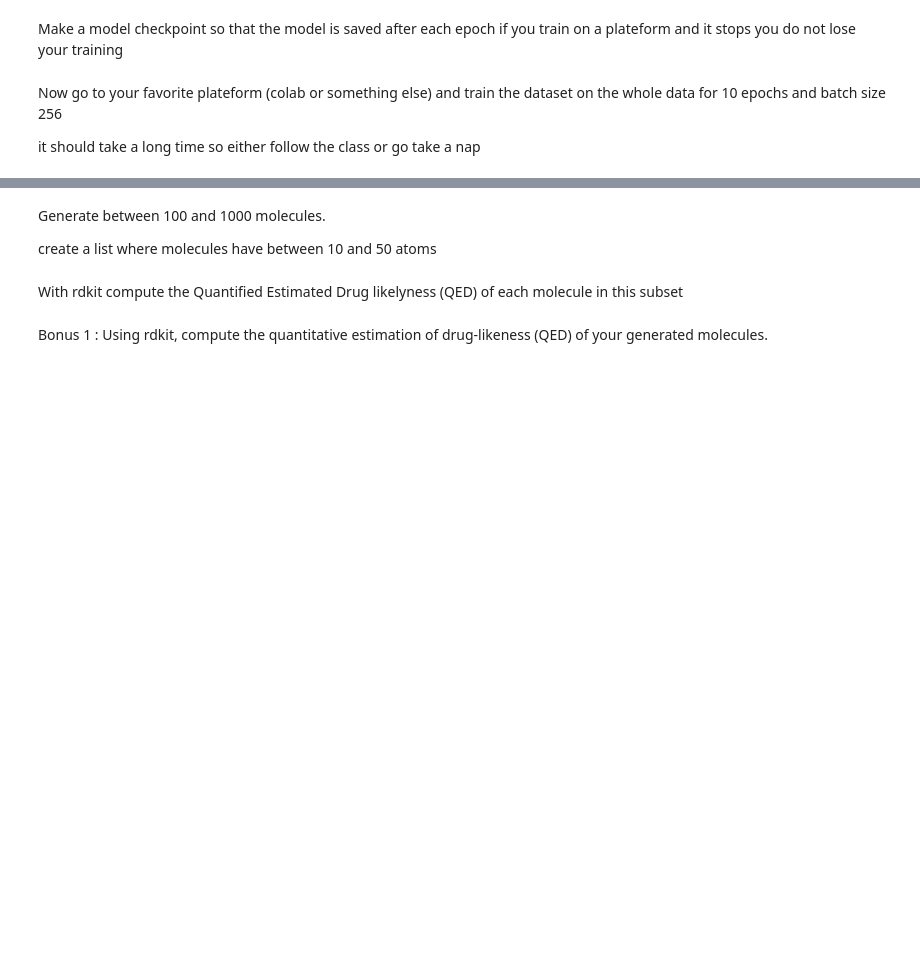
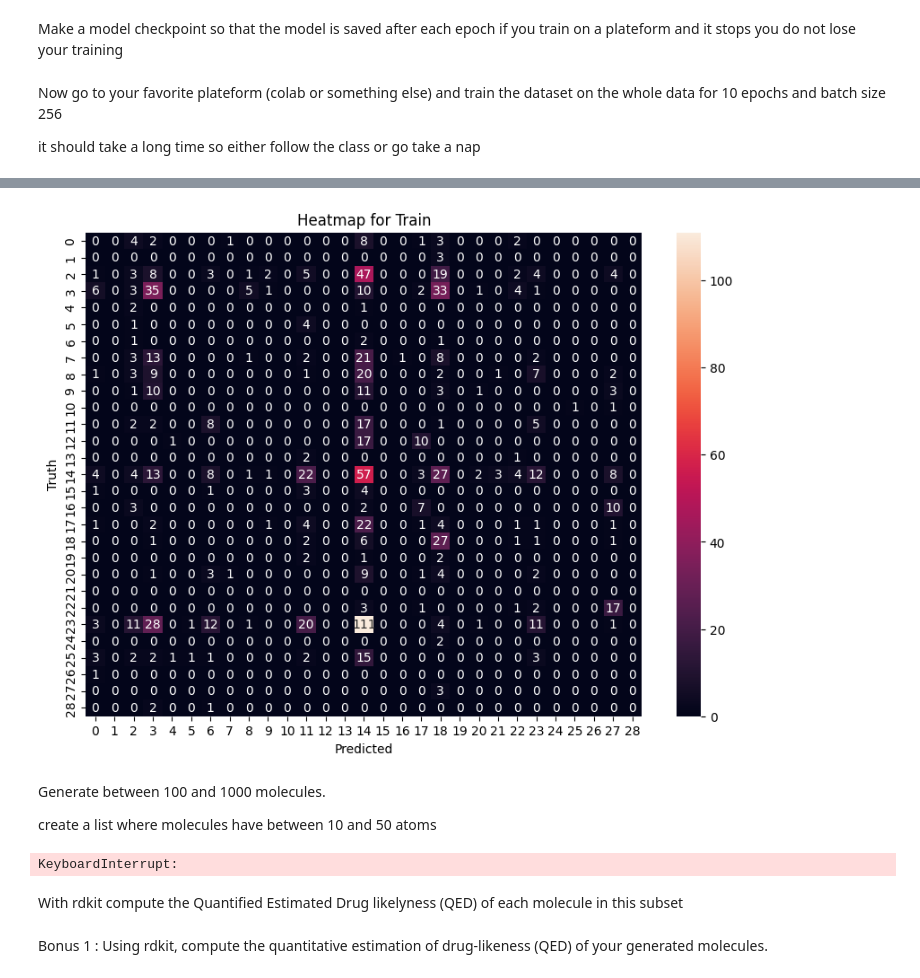
Before and after one commit to Ekliipce/Machine-Learning-for-Biomedical, a Jupyter notebook: molecules/Generating_molecules_for_drug_discovery.ipynb, the cells around one changed output, grey strips where cells are left out. Saved outputs shown, nothing was run; the diff lists cells and outputs as text; code cells hidden in the pictures; blank space fills up the shorter version.

```diff
--- a/molecules/Generating_molecules_for_drug_discovery.ipynb
+++ b/molecules/Generating_molecules_for_drug_discovery.ipynb
@@ -496,0 +536,14 @@ KeyboardInterrupt: ignored
+# %%
+y_pred = np.argmax(model2.predict(x_train[:1000], verbose=0), axis=1)
+y_true = y_train[:1000]
+
+cm = confusion_matrix(y_true, y_pred)
+
+plt.figure(figsize=(10,7))
+sns.heatmap(cm, annot=True, fmt='g')
+plt.title("Heatmap for Train")
+plt.xlabel('Predicted')
+plt.ylabel('Truth')
+plt.show()
+# %% [output]
+[figure, added]
@@ -498,5 +553,11 @@ KeyboardInterrupt: ignored
 Generate between 100 and 1000 molecules.
 
 create a list where molecules have between 10 and 50 atoms
+# %%
+base_molecules = [item[:3] for item in df['smiles'][:100]]
+predictions = list(map(make_prediction, base_molecules))
+filtered_predictions = [mol for mol in predictions if 10 <= len(mol) <= 50]
+# %% [output]
+KeyboardInterrupt:
 # %% [markdown]
 With rdkit compute the Quantified Estimated Drug likelyness (QED) of each molecule in this subset
```
Also changed, not shown: parts of 15 cells of this notebook, 1 other file.
